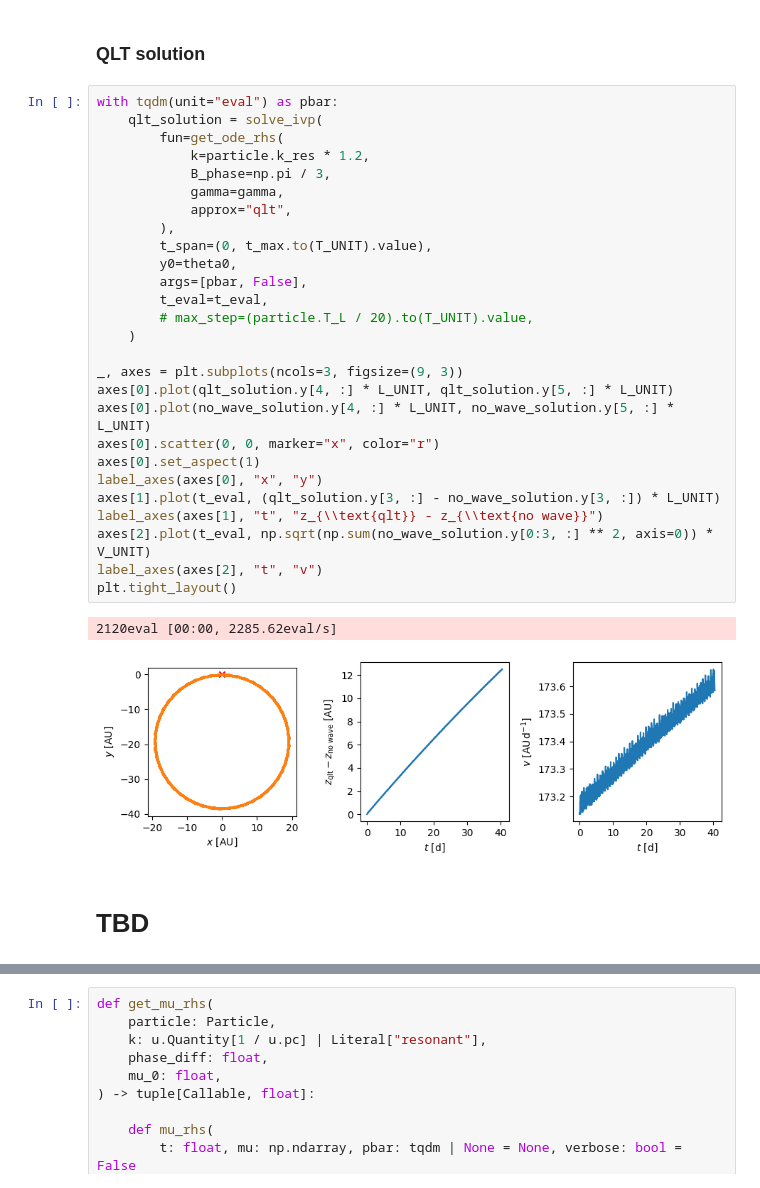
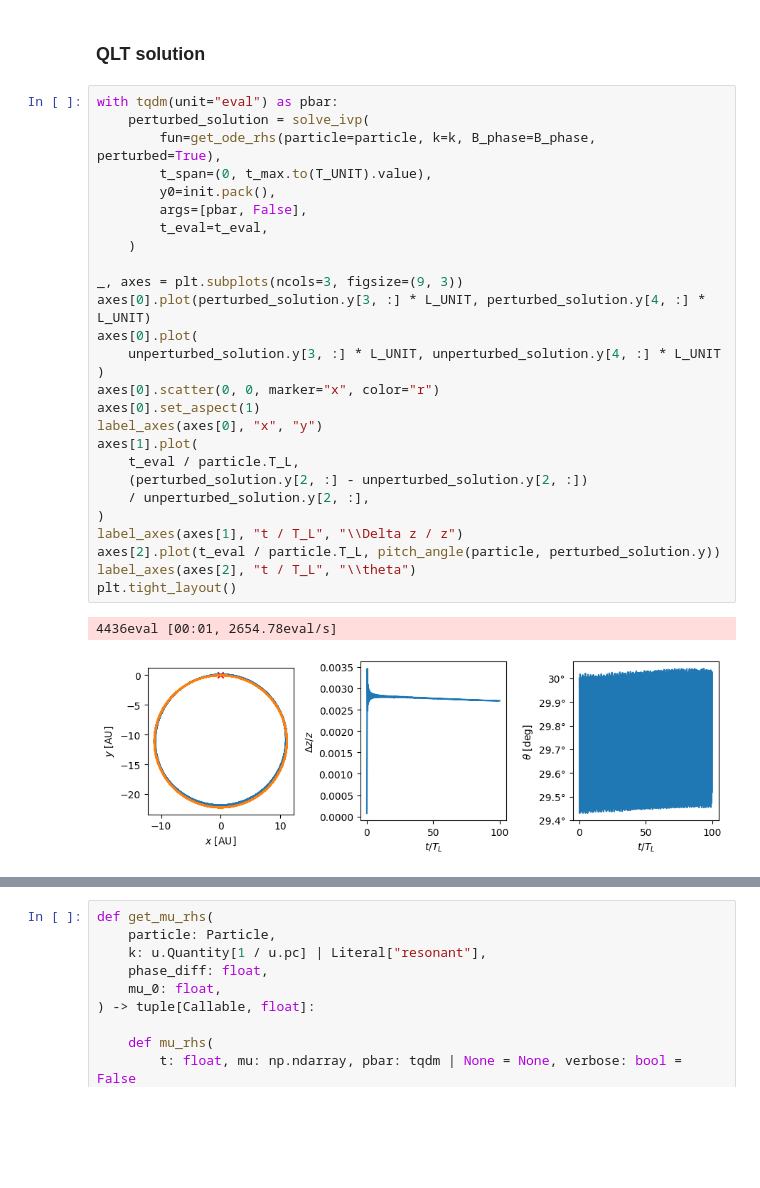
Before and after one commit to nj-vs-vh/gssi-he-th, a Jupyter notebook: Pitch Angle Diffusion Simulation.ipynb, the cells around one changed output, grey strips where cells are left out. Saved outputs shown, nothing was run; the diff lists cells and outputs as text; blank space fills up the shorter version.

```diff
--- a/Pitch Angle Diffusion Simulation.ipynb
+++ b/Pitch Angle Diffusion Simulation.ipynb
@@ -371,33 +303,31 @@ result: [    0.          -135.06695422 -1160.51292487    86.56850554
 ### QLT solution
 # %%
 with tqdm(unit="eval") as pbar:
-    qlt_solution = solve_ivp(
-        fun=get_ode_rhs(
-            k=particle.k_res * 1.2,
-            B_phase=np.pi / 3,
-            gamma=gamma,
-            approx="qlt",
-        ),
+    perturbed_solution = solve_ivp(
+        fun=get_ode_rhs(particle=particle, k=k, B_phase=B_phase, perturbed=True),
         t_span=(0, t_max.to(T_UNIT).value),
-        y0=theta0,
+        y0=init.pack(),
         args=[pbar, False],
         t_eval=t_eval,
-        # max_step=(particle.T_L / 20).to(T_UNIT).value,
     )
 
 _, axes = plt.subplots(ncols=3, figsize=(9, 3))
-axes[0].plot(qlt_solution.y[4, :] * L_UNIT, qlt_solution.y[5, :] * L_UNIT)
-axes[0].plot(no_wave_solution.y[4, :] * L_UNIT, no_wave_solution.y[5, :] * L_UNIT)
+axes[0].plot(perturbed_solution.y[3, :] * L_UNIT, perturbed_solution.y[4, :] * L_UNIT)
+axes[0].plot(
+    unperturbed_solution.y[3, :] * L_UNIT, unperturbed_solution.y[4, :] * L_UNIT
+)
 axes[0].scatter(0, 0, marker="x", color="r")
 axes[0].set_aspect(1)
 label_axes(axes[0], "x", "y")
-axes[1].plot(t_eval, (qlt_solution.y[3, :] - no_wave_solution.y[3, :]) * L_UNIT)
-label_axes(axes[1], "t", "z_{\\text{qlt}} - z_{\\text{no wave}}")
-axes[2].plot(t_eval, np.sqrt(np.sum(no_wave_solution.y[0:3, :] ** 2, axis=0)) * V_UNIT)
-label_axes(axes[2], "t", "v")
+axes[1].plot(
+    t_eval / particle.T_L,
+    (perturbed_solution.y[2, :] - unperturbed_solution.y[2, :])
+    / unperturbed_solution.y[2, :],
+)
+label_axes(axes[1], "t / T_L", "\\Delta z / z")
+axes[2].plot(t_eval / particle.T_L, pitch_angle(particle, perturbed_solution.y))
+label_axes(axes[2], "t / T_L", "\\theta")
 plt.tight_layout()
 # %% [output]
-2120eval [00:00, 2285.62eval/s]
+4436eval [00:01, 2654.78eval/s]
-[figure, old version]
+[figure, new version]
-# %% [markdown]
-# TBD
```
Also changed, not shown: parts of 11 cells of this notebook, 1 other file.
